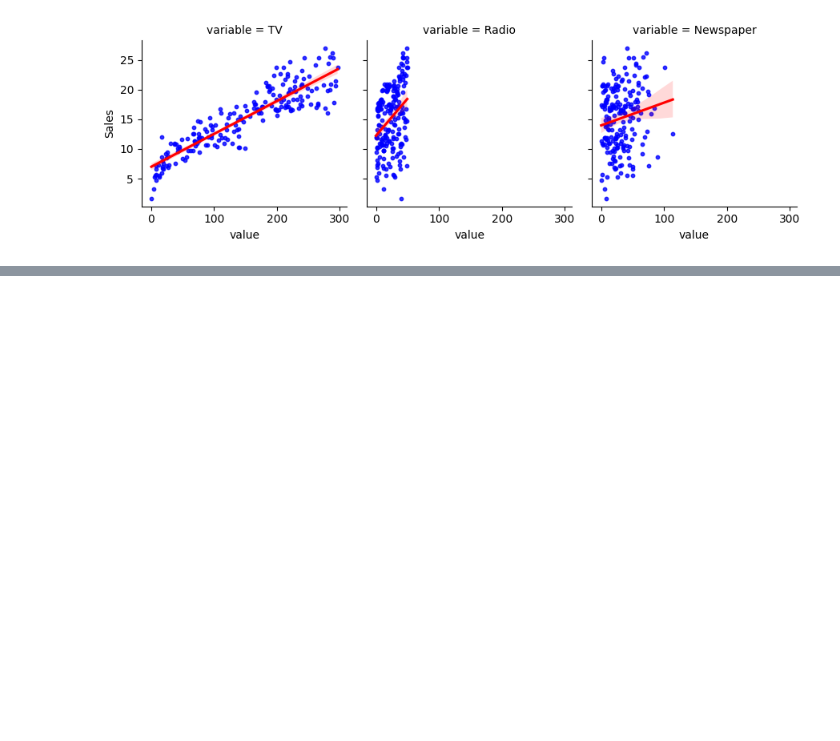
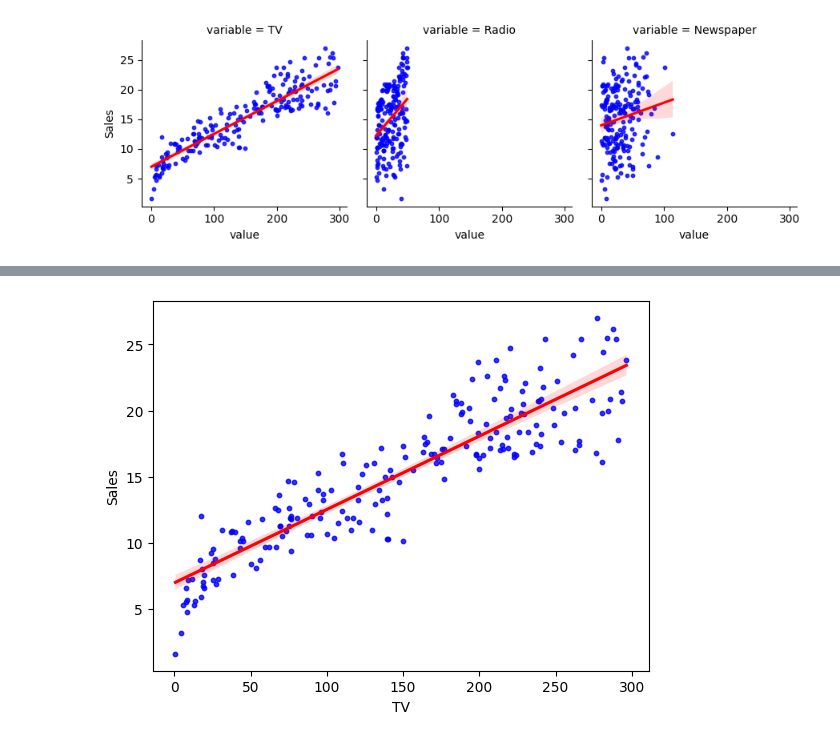
Before and after one commit to yack97/regresionLineal, a Jupyter notebook: regresionLineal.ipynb, the cells around one changed output, grey strips where cells are left out. Drawn from its saved outputs; the diff is of its cells as text; code cells hidden in the pictures; blank space fills up the shorter version.

```diff
--- a/regresionLineal.ipynb
+++ b/regresionLineal.ipynb
@@ -46,0 +47,6 @@ sns.regplot(data=advertising, x='Newspaper', y='Sales', ci=95,
+# %%
+sns.regplot(data=advertising, x='TV', y='Sales', ci=95,
+            scatter_kws={"color":"blue",'s':10},
+            line_kws={"color":"red"});
+# %% [output]
+[figure, added]
```
Also changed, not shown: parts of 5 cells of this notebook.
